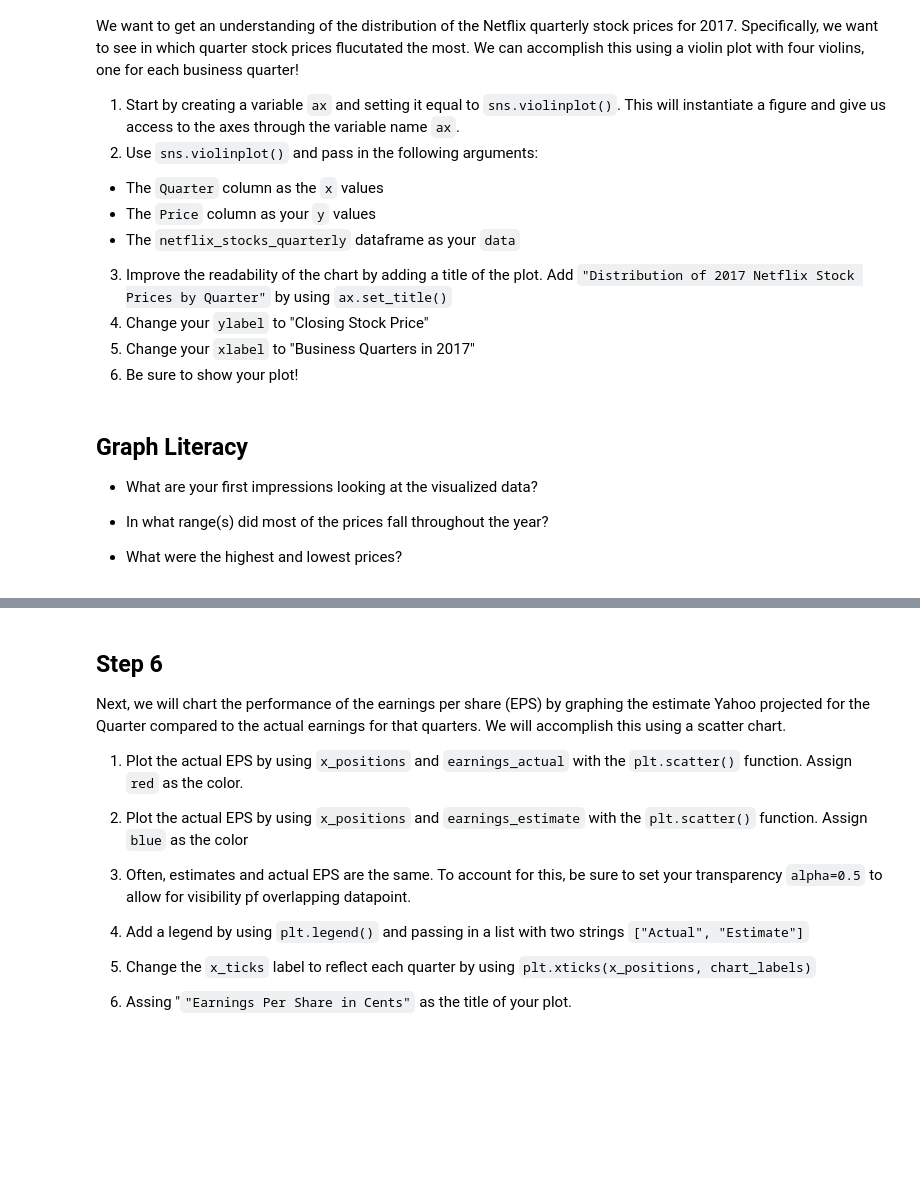
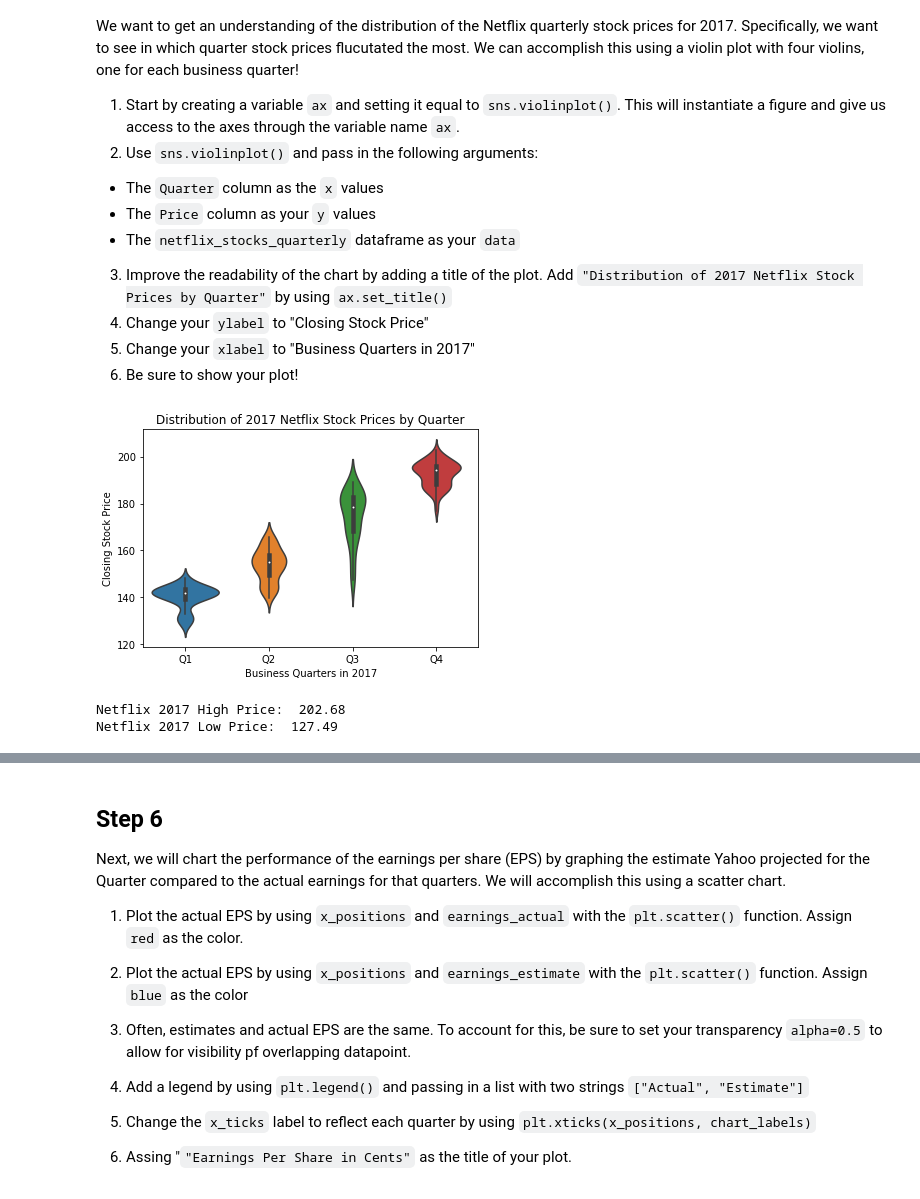
Before and after one commit to lightlySkewed/Netflix-Stocks-Capstone, a Jupyter notebook: netflix_visualizations.ipynb, the cells around one changed output, grey strips where cells are left out. Drawn from its saved outputs; the diff is of its cells as text; code cells hidden in the pictures; blank space fills up the shorter version.

Commit message:
finished working through exercises

```diff
--- a/netflix_visualizations.ipynb
+++ b/netflix_visualizations.ipynb
@@ -47,2 +81,5 @@ Note: You can learn more about why the Dow Jones Industrial Average is a industr
 # %% [markdown]
 Load **NFLX_daily_by_quarter.csv** into a DataFrame called `netflix_stocks_quarterly`. Then, quickly inspect the DataFrame using `print()`.
+# %%
+netflix_stocks_quarterly = pd.read_csv('NFLX_daily_by_quarter.csv')
+netflix_stocks_quarterly.head(10)
@@ -76,5 +137,9 @@ Use Pandas to change the name of of the column to `Adj Close` to `Price` so that
 
 Do this for the Dow Jones and Netflix Quarterly pandas dataframes as well.
 Hint: Use [`.rename()`](https://pandas.pydata.org/pandas-docs/stable/generated/pandas.DataFrame.rename.html)).
+# %%
+netflix_stocks.rename(columns={'Adj Close': "Price"}, inplace= True)
+netflix_stocks_quarterly.rename(columns={'Adj Close': "Price"}, inplace= True)
+dowjones_stocks.rename(columns={'Adj Close': "Price"}, inplace= True)
 # %% [markdown]
 Run `netflix_stocks.head()` again to check your column name has changed.
@@ -97,10 +181,19 @@ We want to get an understanding of the distribution of the Netflix quarterly sto
 4. Change your `ylabel` to "Closing Stock Price"
 5. Change your `xlabel` to "Business Quarters in 2017"
 6. Be sure to show your plot!
-# %% [markdown]
-## Graph Literacy
-- What are your first impressions looking at the visualized data?
-
-- In what range(s) did most of the prices fall throughout the year?
-
-- What were the highest and lowest prices?
+# %%
+ax = sns.violinplot(x= 'Quarter', y= 'Price', data= netflix_stocks_quarterly)
+plt.title('Distribution of 2017 Netflix Stock Prices by Quarter')
+plt.xlabel('Business Quarters in 2017')
+plt.ylabel('Closing Stock Price')
+plt.show()
+# %% [output]
+[figure, added]
+# %%
+netflix_qtr_max_price = netflix_stocks_quarterly['Price'].max()
+netflix_qtr_min_price = netflix_stocks_quarterly['Price'].min()
+print('Netflix 2017 High Price: ', netflix_qtr_max_price.round(2))
+print('Netflix 2017 Low Price: ', netflix_qtr_min_price.round(2))
+# %% [output]
+Netflix 2017 High Price:  202.68
+Netflix 2017 Low Price:  127.49
```
Also changed, not shown: parts of 18 cells of this notebook.
